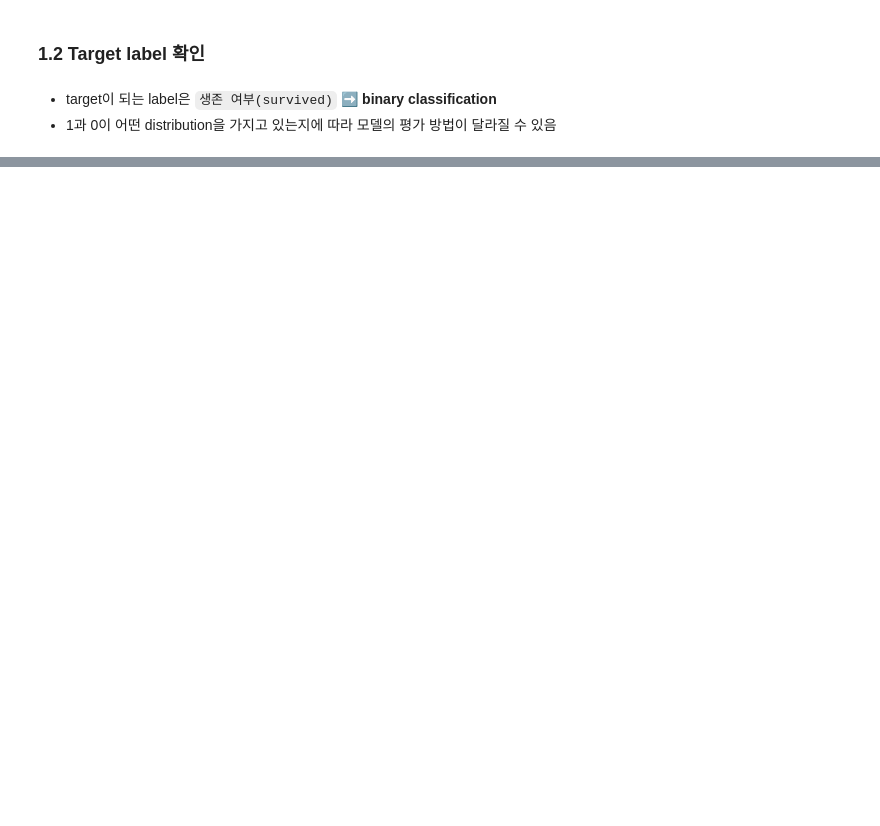
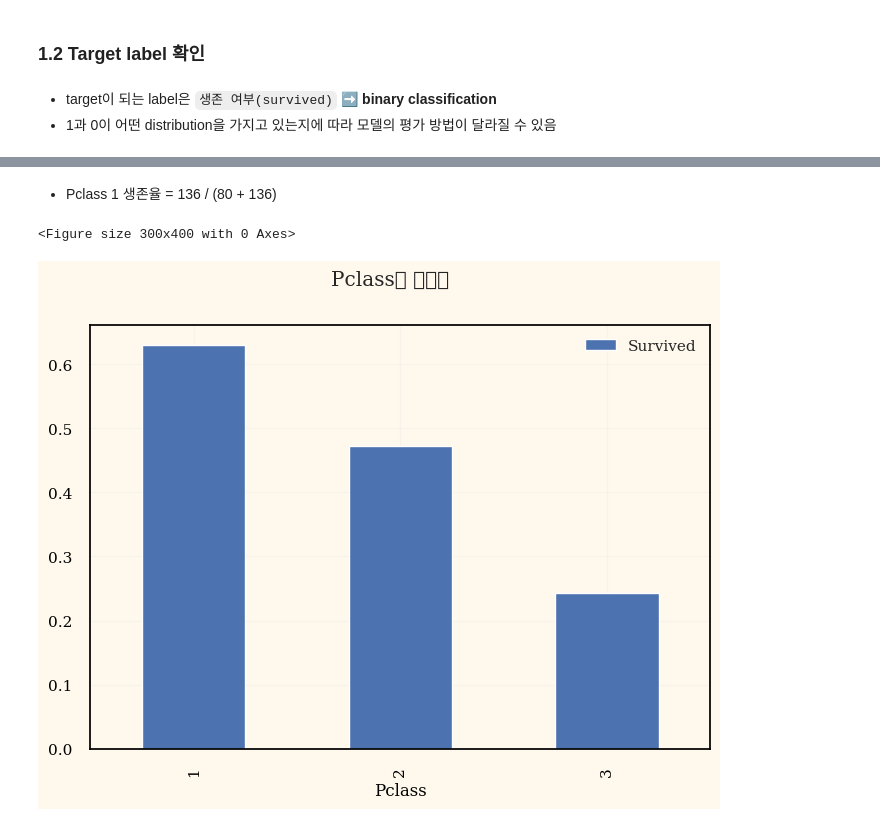
Before and after one commit to yu-hyun2/Kaggle, a Jupyter notebook: titanic/Exploratory_data_analysis.ipynb, the cells around one changed output, grey strips where cells are left out. Saved outputs shown, nothing was run; the diff lists cells and outputs as text; code cells hidden in the pictures; blank space fills up the shorter version.

```diff
--- a/titanic/Exploratory_data_analysis.ipynb
+++ b/titanic/Exploratory_data_analysis.ipynb
@@ -217,0 +293,11 @@ Text(0.5, 1.0, 'Count plot - Survived')
+# %% [markdown]
+- Pclass 1 생존율 = 136 / (80 + 136)
+# %%
+# Pclass별 생존율
+plt.figure(figsize = (3, 4))
+
+df_train[['Pclass', 'Survived']].groupby('Pclass').mean().plot.bar()
+plt.suptitle('Pclass별 생존율');
+# %% [output]
+<Figure size 300x400 with 0 Axes>
+[figure, added]
```
Also changed, not shown: parts of 61 cells of this notebook, 1 other file.
